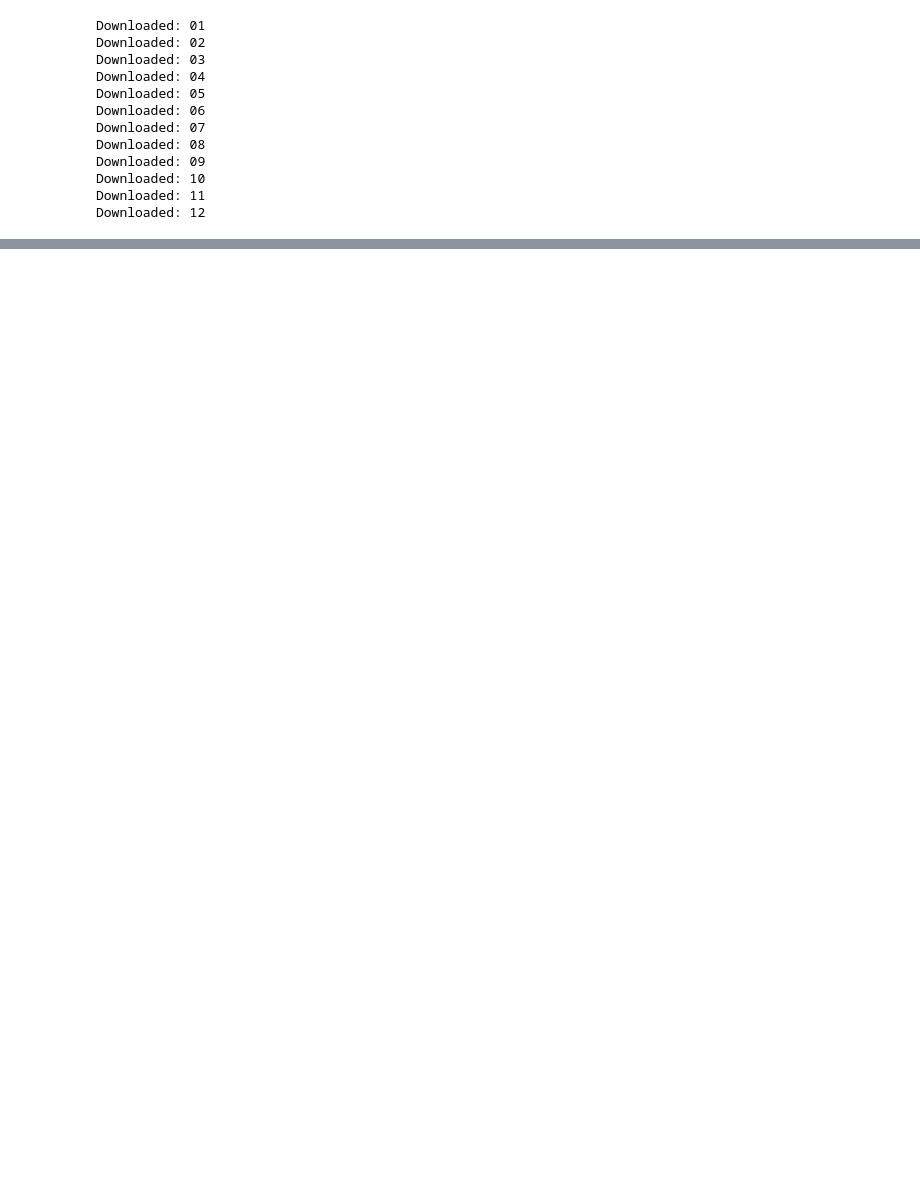
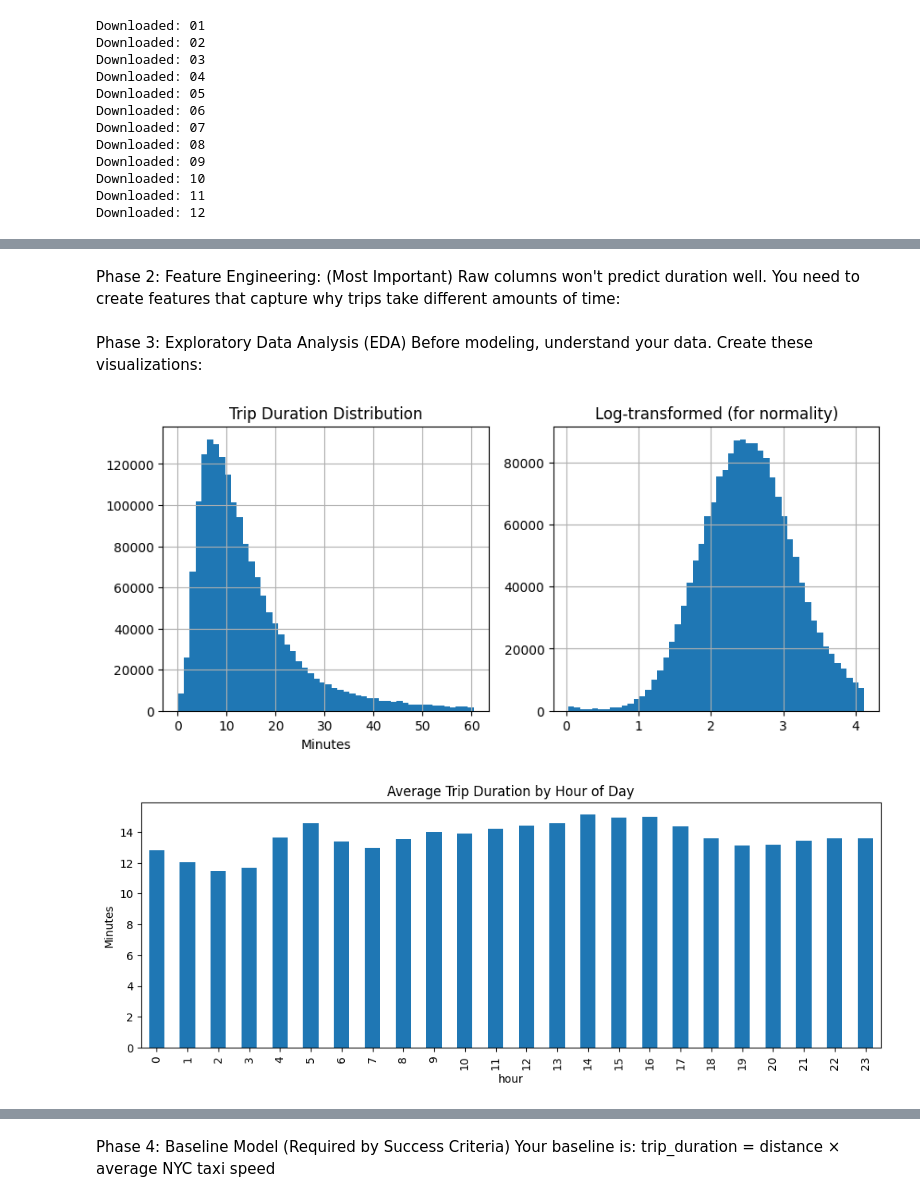
Before and after one commit to afolabicaroline00-cell/portfolio, a Jupyter notebook: Caroline_Daxora_Project.ipynb, the cells around one changed output, grey strips where cells are left out. Drawn from its saved outputs; the diff is of its cells as text; code cells hidden in the pictures; blank space fills up the shorter version.

```diff
--- a/Caroline_Daxora_Project.ipynb
+++ b/Caroline_Daxora_Project.ipynb
@@ -29,0 +184,58 @@ Downloaded: 12
+# %% [markdown]
+Phase 2: Feature Engineering: (Most Important)
+Raw columns won't predict duration well. You need to create features that capture why trips take different amounts of time:
+# %%
+# Time-based features (extract from pickup_datetime)
+df['hour'] = df['tpep_pickup_datetime'].dt.hour
+df['day_of_week'] = df['tpep_pickup_datetime'].dt.dayofweek
+df['month'] = df['tpep_pickup_datetime'].dt.month
+df['is_weekend'] = df['day_of_week'].isin([5, 6]).astype(int)
+df['is_rush_hour'] = df['hour'].isin([7,8,9,16,17,18,19]).astype(int)
+
+# Speed-based feature (your baseline comparison)
+df['avg_speed_mph'] = df['trip_distance'] / (df['trip_duration_min'] / 60)
+
+# Location-based features (requires Zone Lookup table)
+# Load taxi_zone_lookup.csv first
+zone_df = pd.read_csv('taxi_zone_lookup.csv')
+# Create pickup/dropoff borough features
+df = df.merge(zone_df[['LocationID', 'Borough']],
+              left_on='PULocationID', right_on='LocationID', how='left')
+df = df.rename(columns={'Borough': 'PU_Borough'})
+# %% [markdown]
+Phase 3: Exploratory Data Analysis (EDA)
+Before modeling, understand your data. Create these visualizations:
+# %%
+import matplotlib.pyplot as plt
+import seaborn as sns
+
+# 1. Distribution of trip durations (check for skewness)
+plt.figure(figsize=(10,4))
+plt.subplot(1,2,1)
+df['trip_duration_min'].hist(bins=50)
+plt.title('Trip Duration Distribution')
+plt.xlabel('Minutes')
+
+plt.subplot(1,2,2)
+import numpy as np
+np.log1p(df['trip_duration_min']).hist(bins=50)
+plt.title('Log-transformed (for normality)')
+plt.show()
+
+# 2. Hourly pattern (you'll likely see rush hour peaks)
+hourly_avg = df.groupby('hour')['trip_duration_min'].mean()
+hourly_avg.plot(kind='bar', figsize=(12,4))
+plt.title('Average Trip Duration by Hour of Day')
+plt.ylabel('Minutes')
+plt.show()
+
+# 3. Distance vs Duration relationship (check for outliers)
+plt.figure(figsize=(10,6))
+plt.scatter(df['trip_distance'], df['trip_duration_min'], alpha=0.1, s=1)
+plt.xlabel('Distance (miles)')
+plt.ylabel('Duration (minutes)')
+plt.title('Distance vs Duration - Expect linear relationship with variance')
+plt.show()
+# %% [output]
+[figure, added]
+[figure, added]
@@ -29,0 +243,3 @@ Downloaded: 12
+# %% [markdown]
+Phase 4: Baseline Model (Required by Success Criteria)
+Your baseline is: trip_duration = distance × average NYC taxi speed
```
Also changed, not shown: parts of 18 cells of this notebook.
